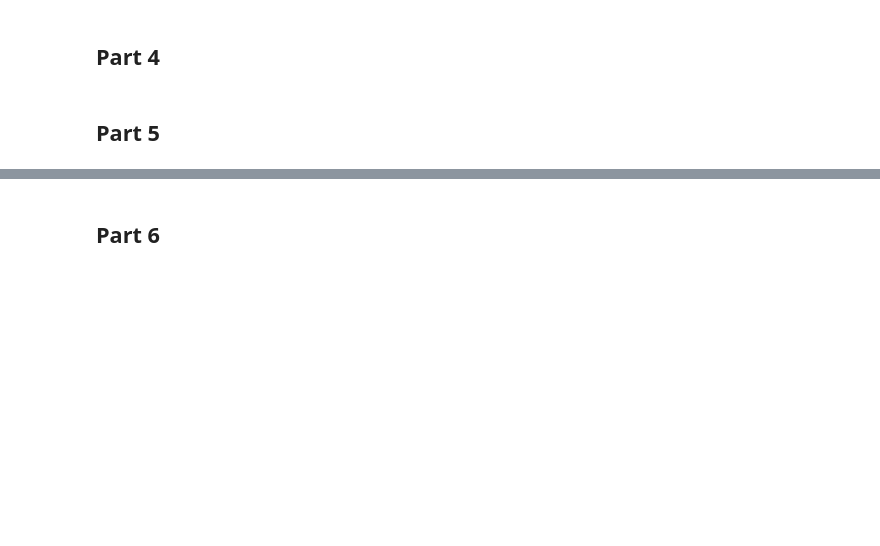
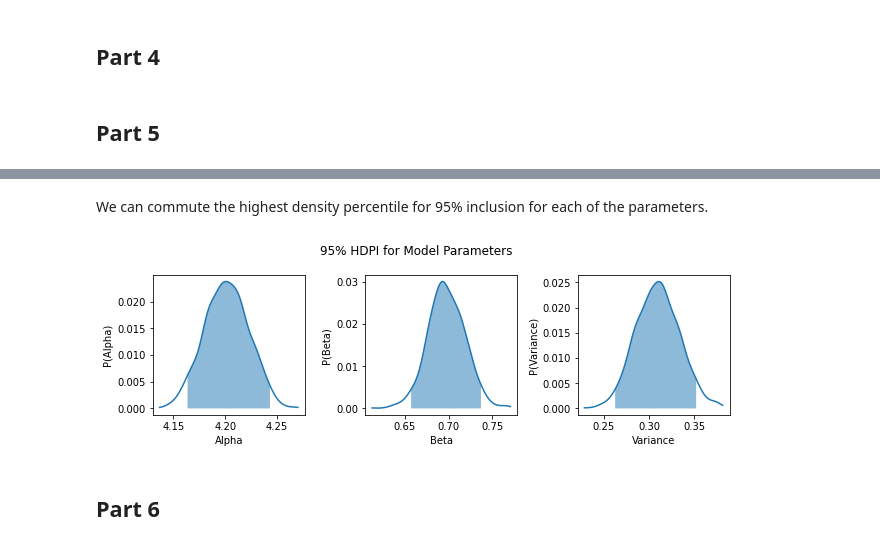
Before and after one commit to fhall18/bayes_ps2, a Jupyter notebook: Problem_3.ipynb, the cells around one changed output, grey strips where cells are left out. Saved outputs shown, nothing was run; the diff lists cells and outputs as text; code cells hidden in the pictures; blank space fills up the shorter version.

```diff
--- a/Problem_3.ipynb
+++ b/Problem_3.ipynb
@@ -143,3 +151,49 @@ sns.pairplot(pd.DataFrame(samples, columns=['alpha', 'beta', 'var']))
+# %% [markdown]
+We can commute the highest density percentile for 95% inclusion for each of the parameters.
+# %%
+alphas, betas, variances = list(zip(*samples))
+
+def calculate_kde(data):
+
+    x = np.linspace(min(data),max(data),100)
+    y= ss.gaussian_kde(data).pdf(x)
+
+    y = y/sum(y) #normalize
+
+    return x,y
+
+def calculate_hdi(data):
+    return az.hdi(np.array(data),0.95)
+
+fig, ax = plt.subplots(1,3,figsize=(9,3))
+
+x,y = calculate_kde(alphas)
+ax[0].plot(x,y)
+a,b = calculate_hdi(alphas)
+ax[0].fill_between(x,y,where=(x>a)&(x<b),alpha=0.5)
+ax[0].set_xlabel('Alpha')
+ax[0].set_ylabel('P(Alpha)')
+
+x,y = calculate_kde(betas)
+ax[1].plot(x,y)
+a,b = calculate_hdi(betas)
+ax[1].fill_between(x,y,where=(x>a)&(x<b),alpha=0.5)
+ax[1].set_xlabel('Beta')
+ax[1].set_ylabel('P(Beta)')
+
+x,y = calculate_kde(variances)
+ax[2].plot(x,y)
+a,b = calculate_hdi(variances)
+ax[2].fill_between(x,y,where=(x>a)&(x<b),alpha=0.5)
+ax[2].set_xlabel('Variance')
+ax[2].set_ylabel('P(Variance)')
+
+plt.suptitle('95% HDPI for Model Parameters')
+plt.tight_layout()
+plt.savefig('model_hdpi.png')
+plt.show()
+# %% [output]
+[figure, added]
 # %% [markdown]
 ## Part 6
 # %%
```
Also changed, not shown: parts of 13 cells of this notebook, 7 other files.
